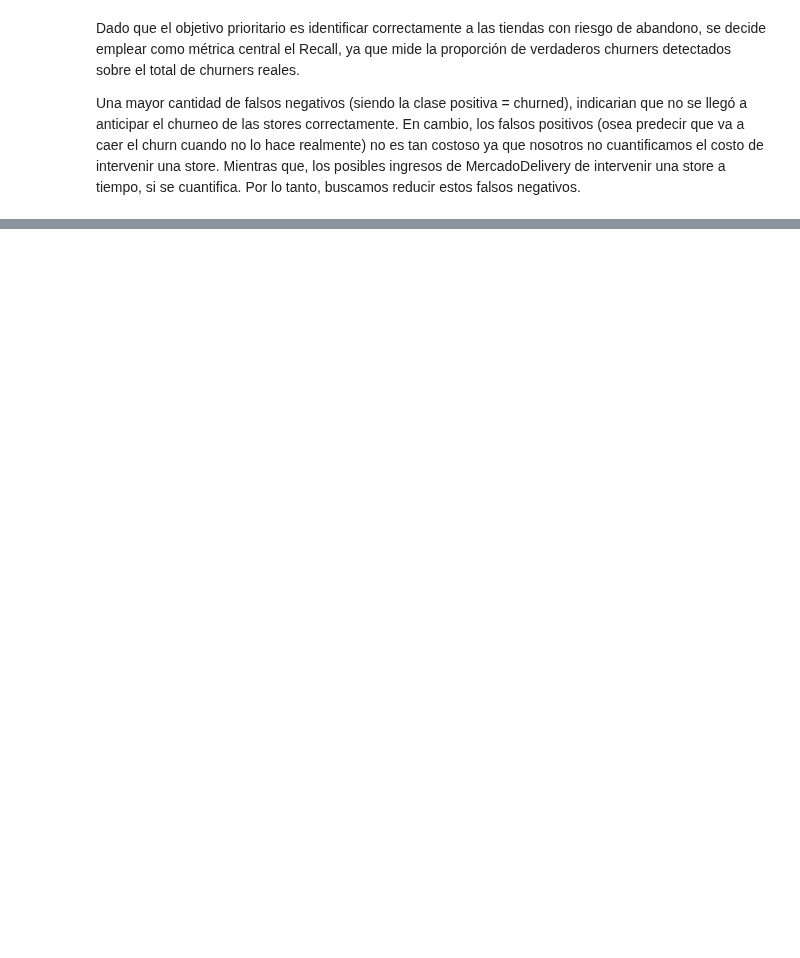
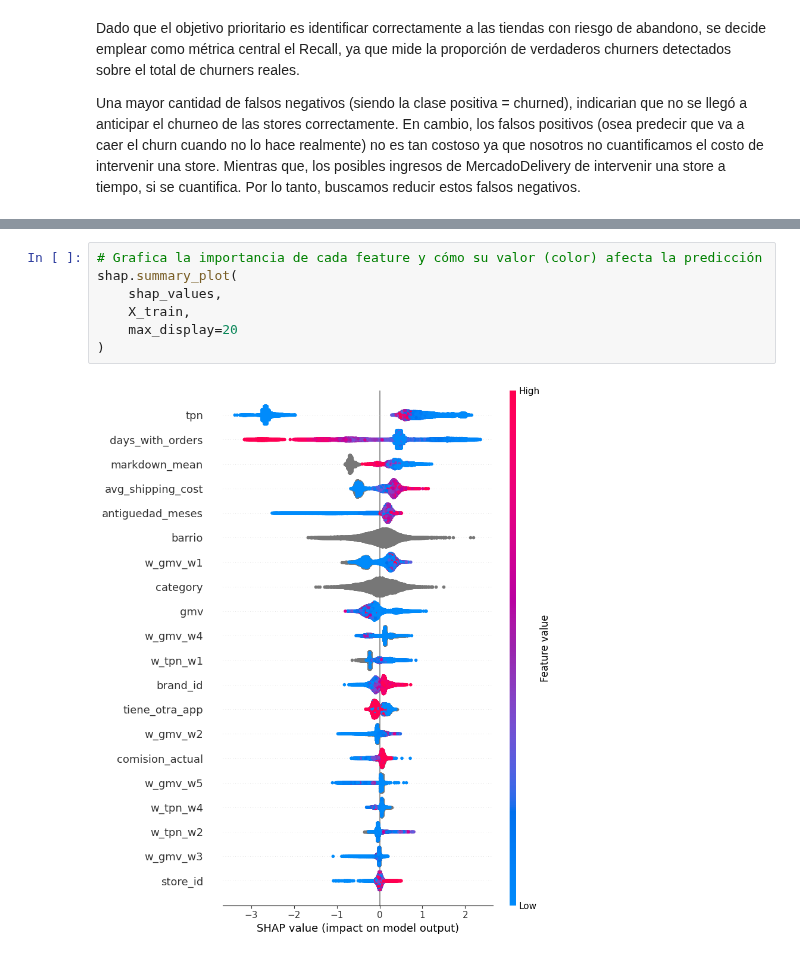
Before and after one commit to Dannamk17/churn-bite, a Jupyter notebook: monthly_model_new_churn.ipynb, the cells around one changed output, grey strips where cells are left out. Saved outputs shown, nothing was run; the diff lists cells and outputs as text; blank space fills up the shorter version.

```diff
--- a/monthly_model_new_churn.ipynb
+++ b/monthly_model_new_churn.ipynb
@@ -308,0 +378,9 @@ plt.show()
+# %%
+# Grafica la importancia de cada feature y cómo su valor (color) afecta la predicción
+shap.summary_plot(
+    shap_values,
+    X_train,
+    max_display=20
+)
+# %% [output]
+[figure, added]
```
Also changed, not shown: parts of 28 cells of this notebook, 2 other files.
